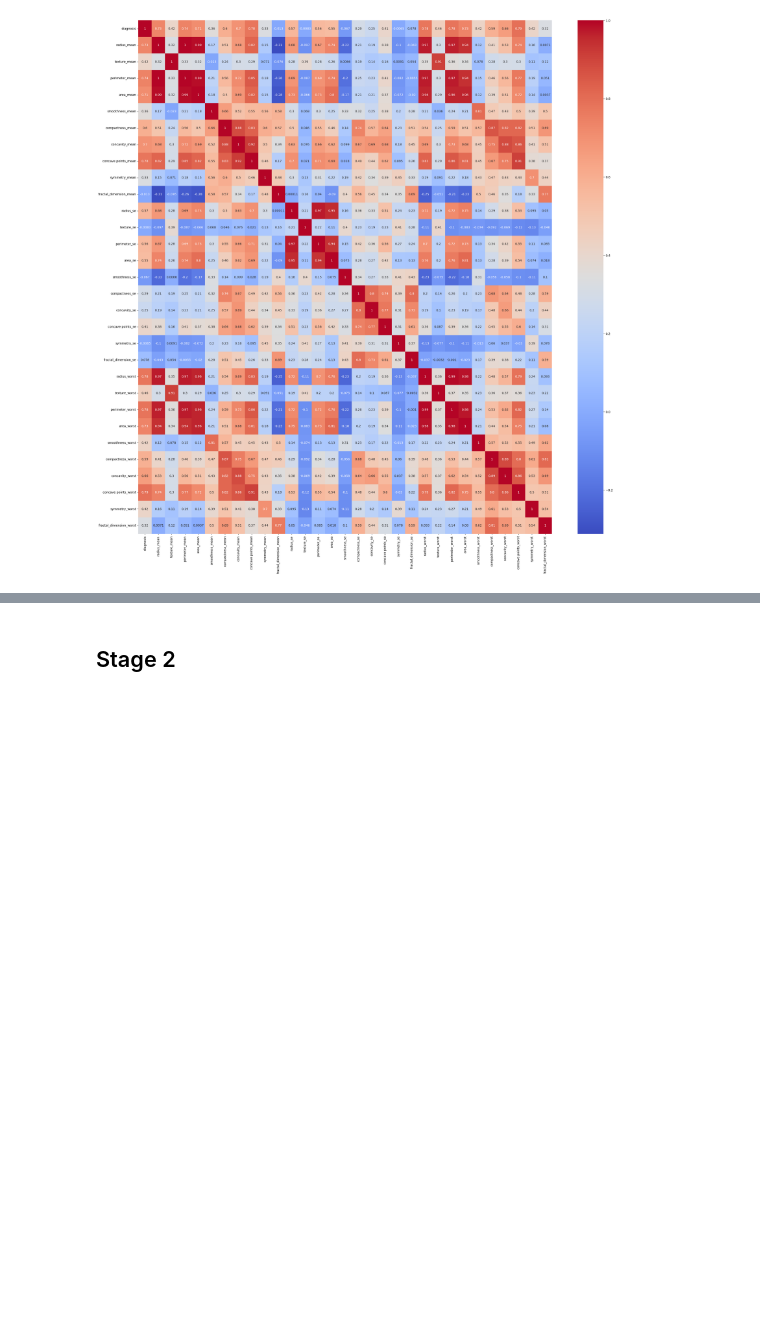
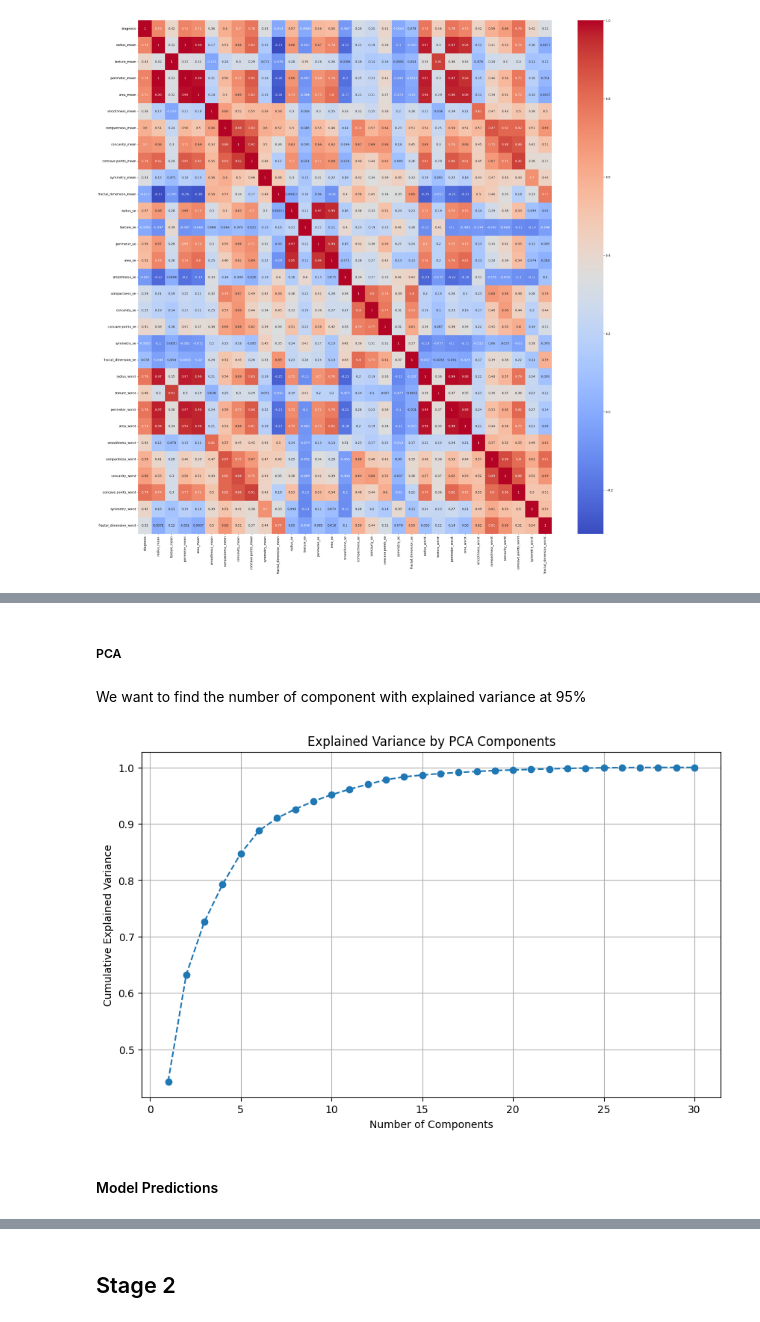
Before and after one commit to Raphoum/Breast-Cancer-Pr-diction, a Jupyter notebook: ML_Project_Servas_Requena_Seidlitz_Roux.ipynb, the cells around one changed output, grey strips where cells are left out. Drawn from its saved outputs; the diff is of its cells as text; code cells hidden in the pictures; blank space fills up the shorter version.

```diff
--- a/ML_Project_Servas_Requena_Seidlitz_Roux.ipynb
+++ b/ML_Project_Servas_Requena_Seidlitz_Roux.ipynb
@@ -162,0 +183,19 @@ pca_result = pca.fit_transform(features_scaled)
+# %% [markdown]
+##### PCA
+# %% [markdown]
+We want to find the number of component with explained variance at 95%
+# %%
+# Perform PCA
+pca = PCA()
+X_pca = pca.fit_transform(X)
+
+# Plot the explained variance ratio
+plt.figure(figsize=(10, 6))
+plt.plot(range(1, len(pca.explained_variance_ratio_) + 1), pca.explained_variance_ratio_.cumsum(), marker='o', linestyle='--')
+plt.xlabel('Number of Components')
+plt.ylabel('Cumulative Explained Variance')
+plt.title('Explained Variance by PCA Components')
+plt.grid()
+plt.show()
+# %% [output]
+[figure, added]
@@ -163 +206,3 @@ pca_result = pca.fit_transform(features_scaled)
+# %% [markdown]
+#### Model Predictions
 # %%
```
Also changed, not shown: parts of 13 cells of this notebook.
